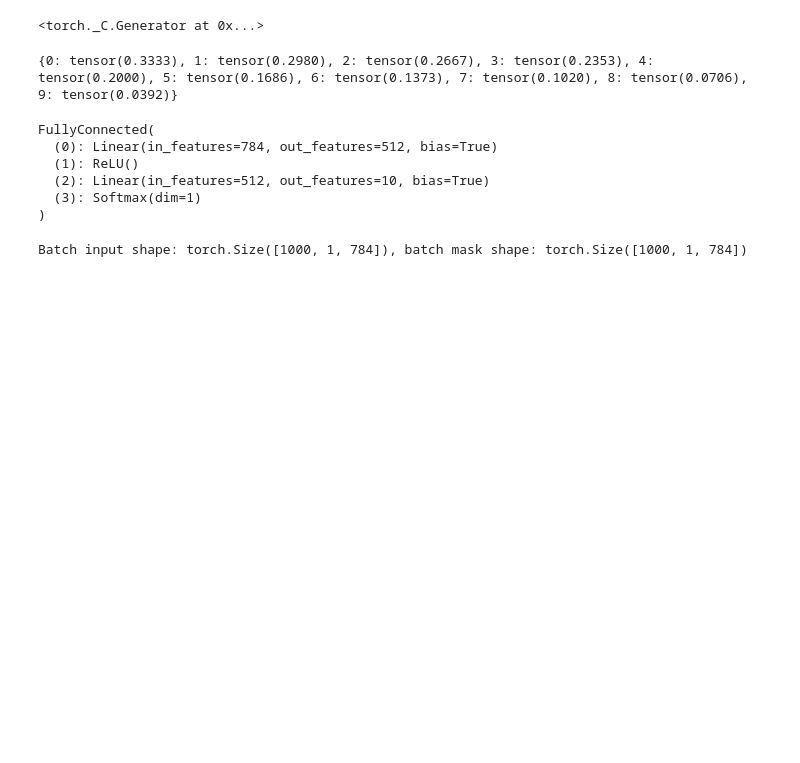
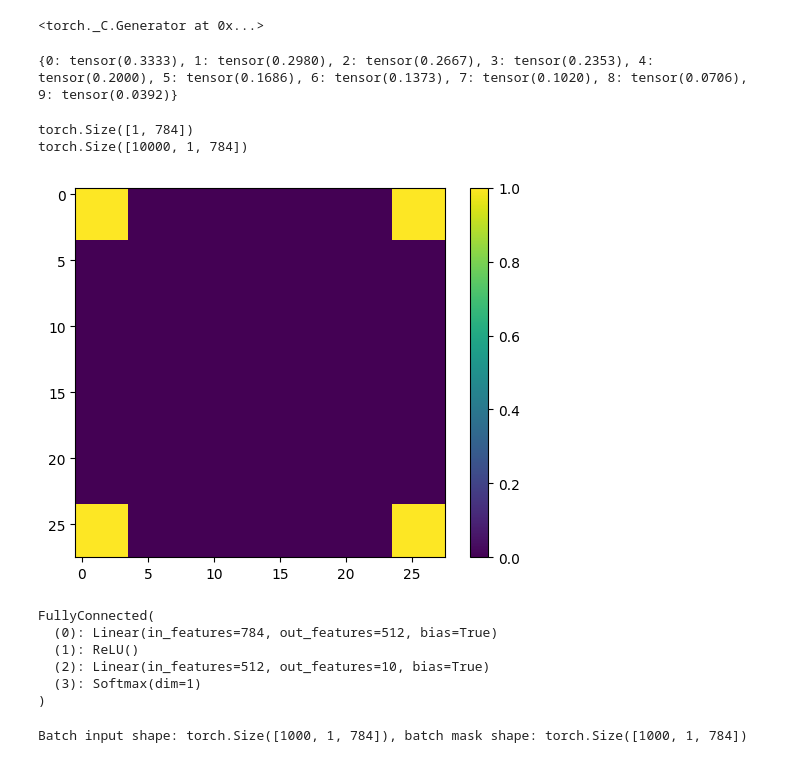
Before and after one commit to Mihneaghitu/ModelGuidanceViaRobustFeatureAttribution, a Jupyter notebook: examples/DECOY MNIST - R4.ipynb, the cells around one changed output. Cells and saved outputs as stored; diff of their text form; code cells hidden in the pictures; blank space fills up the shorter version.

```diff
--- a/examples/DECOY MNIST - R4.ipynb
+++ b/examples/DECOY MNIST - R4.ipynb
@@ -53,29 +50,35 @@ print(swatches_color_dict)
 # %%
 # make a corner mask
 check_mask = torch.zeros(1, 28, 28)
 corner_mask = torch.ones(4, 4)
 check_mask[:, :4, :4] = corner_mask
 check_mask[:, -4:, :4] = corner_mask
 check_mask[:, :4, -4:] = corner_mask
 check_mask[:, -4:, -4:] = corner_mask
-check_mask = torch.reshape(check_mask, (1, 784))
+check_mask = torch.flatten(check_mask).unsqueeze(0).bool()
+print(check_mask.shape)
 # Extract the dataset from the dataloader
 train_data_inputs, train_data_labels = dl_train.dataset.tensors[0], dl_train.dataset.tensors[1] # i.e. the first tuple element, which is the input
 num_elems_train = train_data_inputs.shape[0]
 # So, mark as 1 the irrelevant features
 train_masks = torch.empty_like(train_data_inputs)
 for idx, (input, label) in enumerate(zip(train_data_inputs, train_data_labels)):
     train_masks[idx] = torch.where(torch.isclose(input, swatches_color_dict[int(label)], atol=1e-5), 1, 0)
     train_masks[idx] *= check_mask
 masks_dset = torch.utils.data.TensorDataset(train_data_inputs, train_data_labels, train_masks)
 dl_masks_train = torch.utils.data.DataLoader(masks_dset, batch_size=batch_size, shuffle=True)
 # Now construct masks for the test set
 test_data_inputs, test_data_labels = dl_test.dataset.tensors[0], dl_test.dataset.tensors[1]
 num_elems_test = test_data_inputs.shape[0]
-test_masks = torch.empty_like(test_data_inputs)
+test_masks = torch.ones_like(test_data_inputs)
+# The test masks have to be in all four corners. I.e. we want the classification to be invariant to ANY swatch
+print(test_data_inputs.shape)
 for idx, (input, label) in enumerate(zip(test_data_inputs, test_data_labels)):
-    test_masks[idx] = torch.where(torch.isclose(input, swatches_color_dict[int(label)], atol=1e-5), 1, 0)
     test_masks[idx] *= check_mask
 masks_dset = torch.utils.data.TensorDataset(test_data_inputs, test_data_labels, test_masks)
 dl_masks_test = torch.utils.data.DataLoader(masks_dset, batch_size=batch_size, shuffle=True)
+# %% [output]
+torch.Size([1, 784])
+torch.Size([10000, 1, 784])
+[figure, added]
 # %%
```
Also changed, not shown: parts of 8 cells of this notebook, 8 other files.
